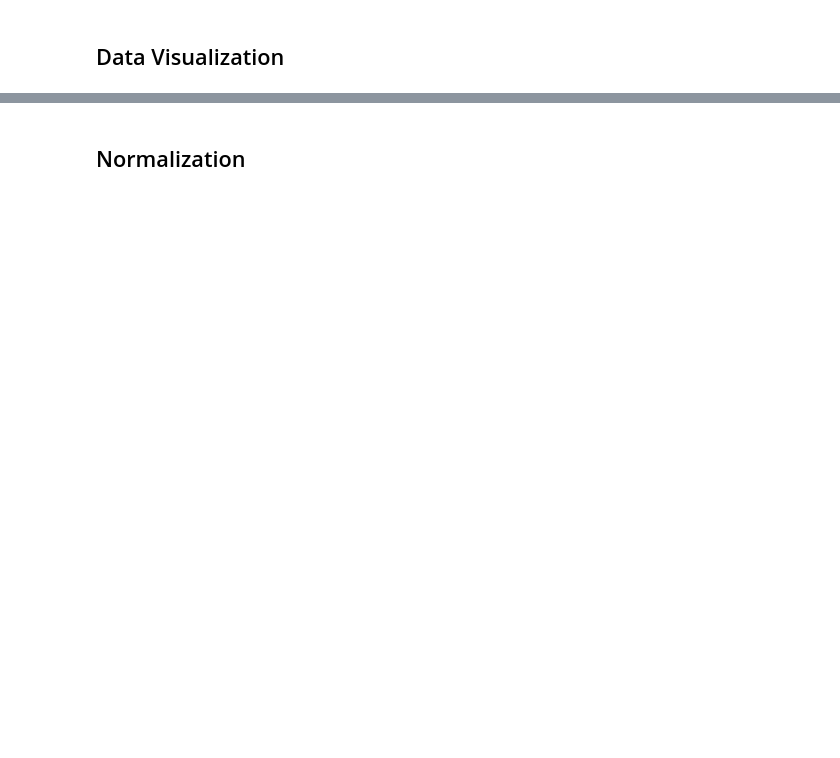
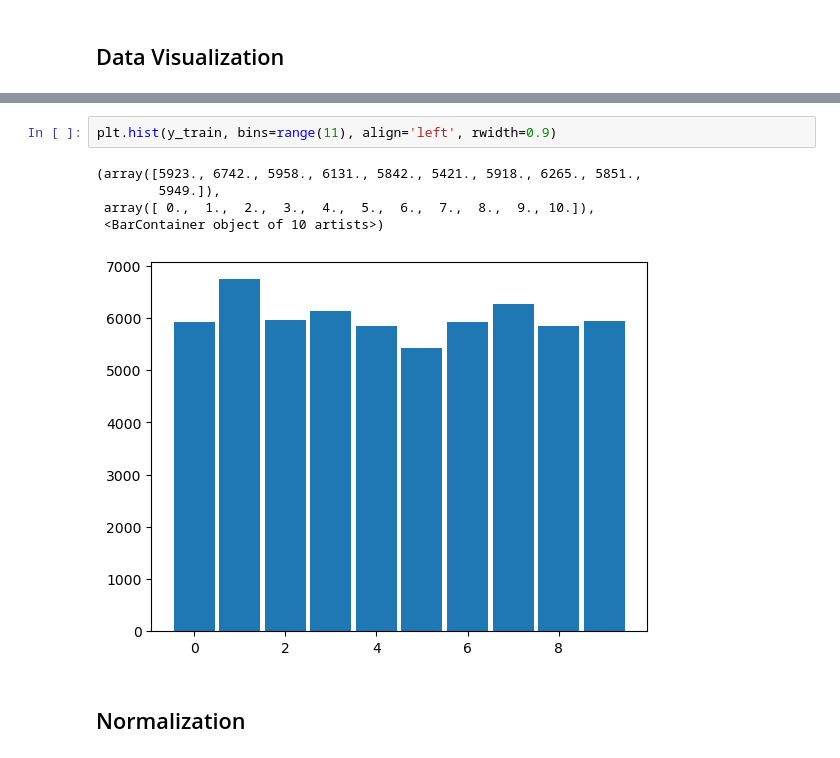
Before and after one commit to maykitbo/s21_lectures, a Jupyter notebook: percetron/L3.ipynb, the cells around one changed output, grey strips where cells are left out. Saved outputs shown, nothing was run; the diff lists cells and outputs as text; blank space fills up the shorter version.

```diff
--- a/percetron/L3.ipynb
+++ b/percetron/L3.ipynb
@@ -5,2 +34,10 @@
+# %%
+plt.hist(y_train, bins=range(11), align='left', rwidth=0.9)
+# %% [output]
+(array([5923., 6742., 5958., 6131., 5842., 5421., 5918., 6265., 5851.,
+        5949.]),
+ array([ 0.,  1.,  2.,  3.,  4.,  5.,  6.,  7.,  8.,  9., 10.]),
+ <BarContainer object of 10 artists>)
+[figure, added]
 # %% [markdown]
 ## Normalization
```
Also changed, not shown: parts of 7 cells of this notebook, 4 other files.
